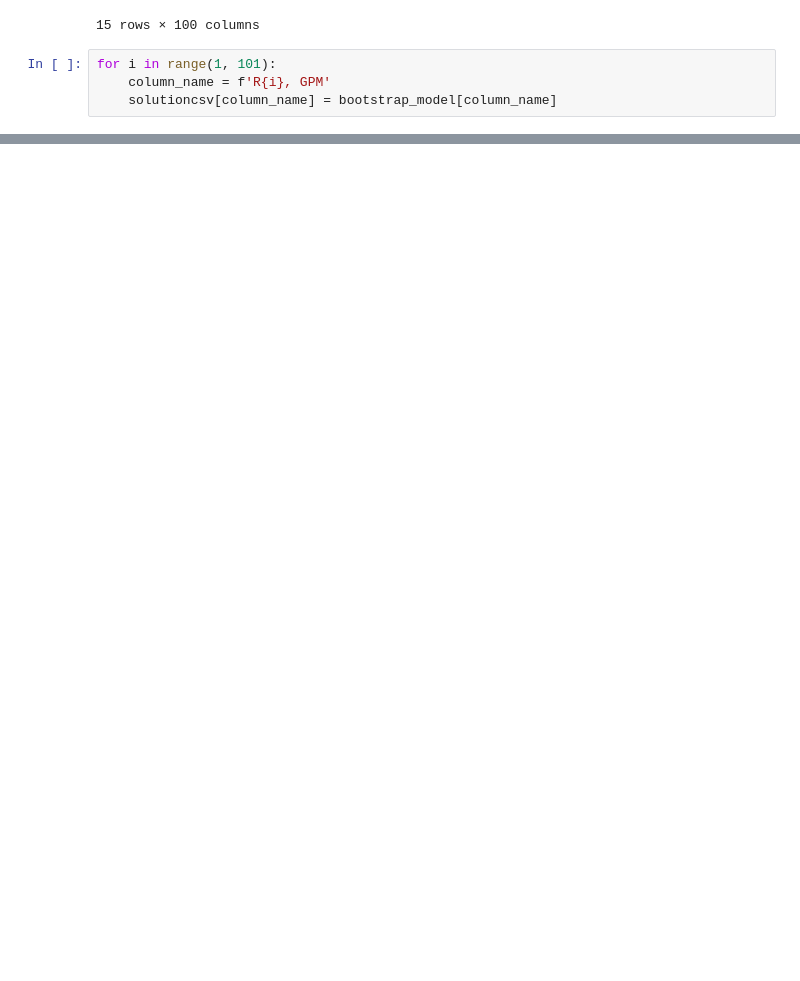
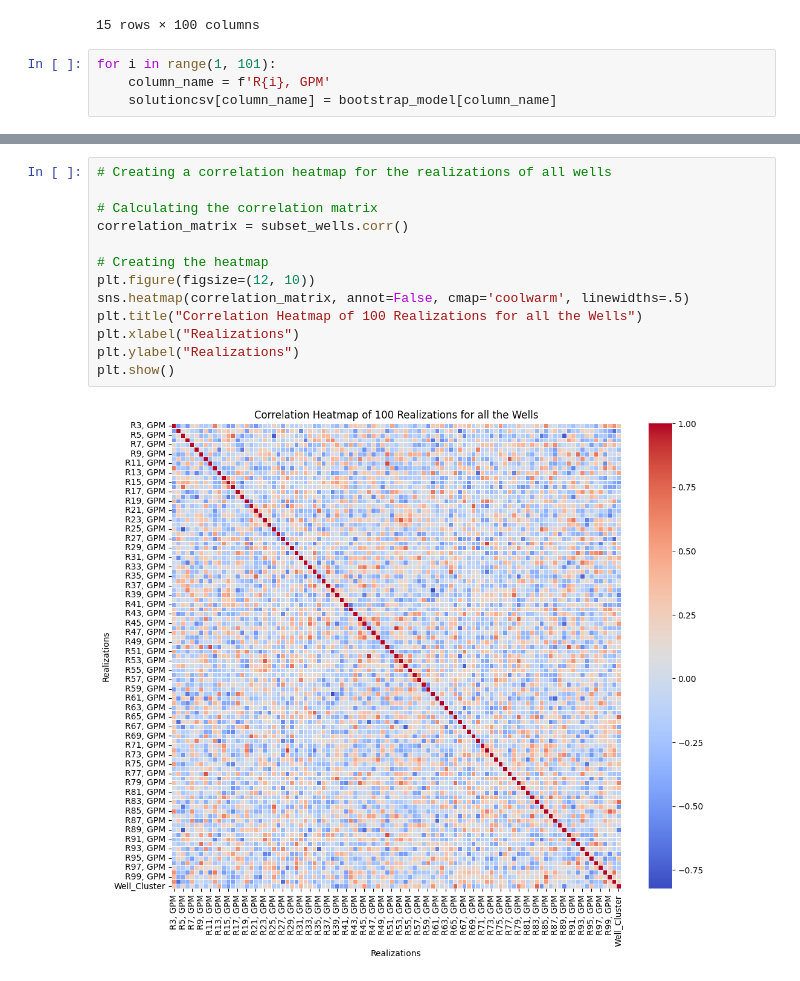
Before and after one commit to PGEHackathon/Entelligence, a Jupyter notebook: Entelligence.ipynb, the cells around one changed output, grey strips where cells are left out. Drawn from its saved outputs; the diff is of its cells as text; blank space fills up the shorter version.

```diff
--- a/Entelligence.ipynb
+++ b/Entelligence.ipynb
@@ -372,0 +373,15 @@ plt.show()
+# %%
+# Creating a correlation heatmap for the realizations of all wells
+
+# Calculating the correlation matrix
+correlation_matrix = subset_wells.corr()
+
+# Creating the heatmap
+plt.figure(figsize=(12, 10))
+sns.heatmap(correlation_matrix, annot=False, cmap='coolwarm', linewidths=.5)
+plt.title("Correlation Heatmap of 100 Realizations for all the Wells")
+plt.xlabel("Realizations")
+plt.ylabel("Realizations")
+plt.show()
+# %% [output]
+[figure, added]
```
Also changed, not shown: parts of 1 cell of this notebook.
